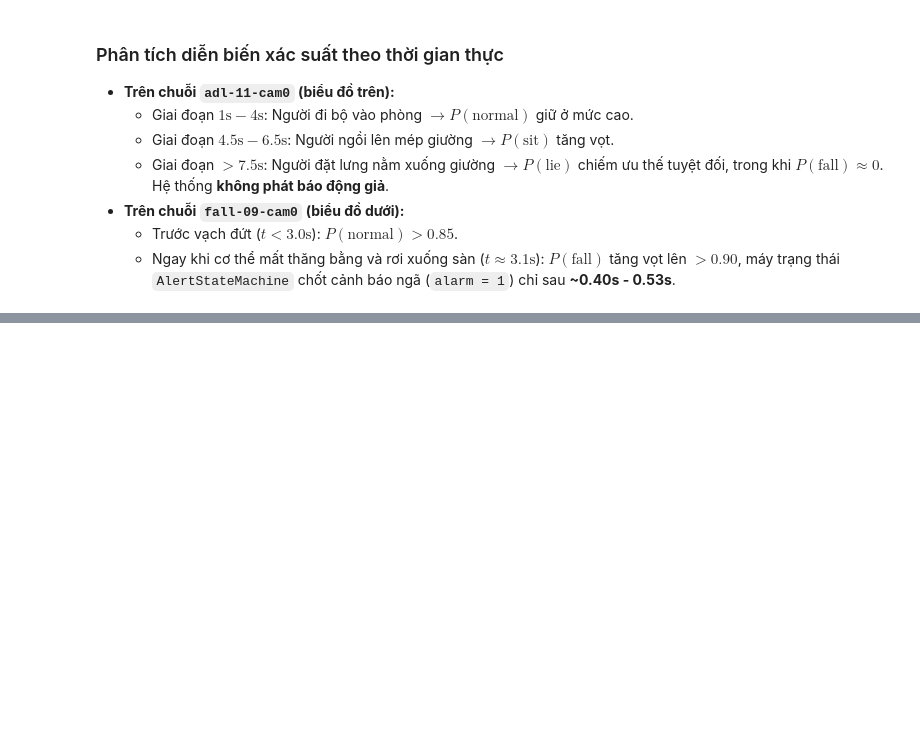
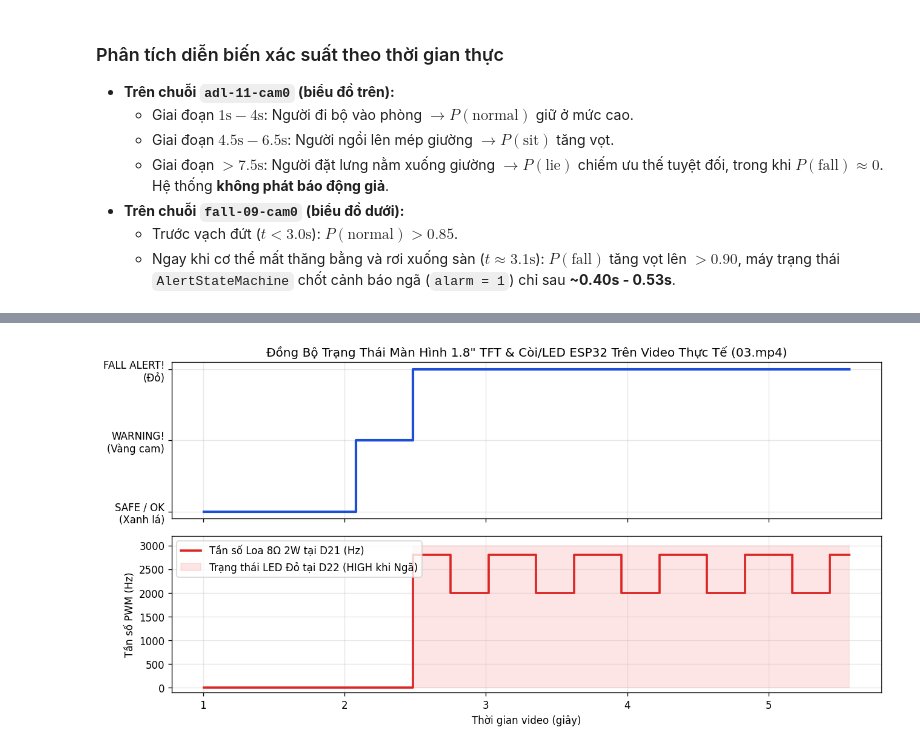
Before and after one commit to lemihn/fall_detect, a Jupyter notebook: Bao_Cao_Qua_Trinh_Fall_Detection.ipynb, the cells around one changed output, grey strips where cells are left out. Cells and saved outputs as stored; diff of their text form; code cells hidden in the pictures; blank space fills up the shorter version.

```diff
--- a/Bao_Cao_Qua_Trinh_Fall_Detection.ipynb
+++ b/Bao_Cao_Qua_Trinh_Fall_Detection.ipynb
@@ -293,0 +390,74 @@ plt.show()
+# %%
+# Chạy kiểm thử thực tế trên video 03.mp4 và vẽ biểu đồ đồng bộ AI (Raspberry Pi) <-> Phần cứng (ESP32)
+import cv2
+from fall_common import YOLO_IMGSZ, pick_from_result
+from ultralytics import YOLO
+
+video_path = ROOT / 'fall_pose_v2' / '03.mp4'
+pose_weights = ROOT / 'yolov8n-pose.pt'
+pose_model = YOLO(str(pose_weights))
+
+cap = cv2.VideoCapture(str(video_path))
+vid_fps = cap.get(cv2.CAP_PROP_FPS) or 30.0
+sm_hw = AlertStateMachine(fall_thr=0.60, fall_confirm=3)
+buf = []
+last_tick = -1e9
+
+timeline_t, timeline_state, timeline_led, timeline_freq = [], [], [], []
+frame_i = 0
+while cap.isOpened():
+    ok, frame = cap.read()
+    if not ok:
+        break
+    t = frame_i / vid_fps
+    frame_i += 1
+    H, W = frame.shape[:2]
+    res = pose_model.predict(frame, imgsz=YOLO_IMGSZ, conf=0.25, verbose=False)[0]
+    got = pick_from_result(res, W, H)
+    if got is None:
+        buf.append((t, False, np.zeros((17, 2), np.float32), np.zeros(17, np.float32), np.zeros(4, np.float32)))
+    else:
+        buf.append((t, True, got[0], got[1], got[2]))
+    while buf and t - buf[0][0] > 3.0:
+        buf.pop(0)
+    if (t - buf[0][0]) >= 1.0 and (t - last_tick) >= (1.0 / 15.0 - 1e-6):
+        last_tick = t
+        times_b = np.array([b[0] for b in buf])
+        tt = t - (29 - np.arange(30)) / 15.0
+        idx = np.clip(np.searchsorted(times_b, tt, side='right') - 1, 0, len(times_b) - 1)
+        stale = (tt - times_b[idx]) > 0.35
+        kp = np.stack([buf[i][2] for i in idx])
+        kc = np.stack([buf[i][3] for i in idx])
+        bx = np.stack([buf[i][4] for i in idx])
+        pr = np.array([buf[i][1] for i in idx]) & ~stale
+        x = torch.from_numpy(window_features(kp, kc, bx, pr)[None]).to(device)
+        with torch.no_grad():
+            p = torch.softmax(model(x), 1)[0].cpu().numpy()
+        out = sm_hw.update(t, p, got is not None)
+        st = out['state']
+        is_fall = (st == 'fall')
+        timeline_t.append(t)
+        timeline_state.append({'normal': 0, 'sit': 1, 'lie': 1, 'fall': 2}[st])
+        timeline_led.append(1 if is_fall else 0)
+        # Còi hú đảo tần số 2000Hz <-> 2800Hz mỗi 0.3s khi is_fall == True
+        siren_f = (2800 if int(t / 0.3) % 2 == 0 else 2000) if is_fall else 0
+        timeline_freq.append(siren_f)
+cap.release()
+
+fig, axes = plt.subplots(2, 1, figsize=(11, 5.5), sharex=True)
+axes[0].step(timeline_t, timeline_state, where='post', color='#1d4ed8', lw=2.5)
+axes[0].set_yticks([0, 1, 2])
+axes[0].set_yticklabels(['SAFE / OK\n(Xanh lá)', 'WARNING!\n(Vàng cam)', 'FALL ALERT!\n(Đỏ)'])
+axes[0].set_title(f'Đồng Bộ Trạng Thái Màn Hình 1.8" TFT & Còi/LED ESP32 Trên Video Thực Tế ({video_path.name})')
+
+ax2 = axes[1]
+ax2.step(timeline_t, timeline_freq, where='post', color='#dc2626', lw=2.2, label='Tần số Loa 8Ω 2W tại D21 (Hz)')
+ax2.fill_between(timeline_t, 0, np.array(timeline_led) * 3000, step='post', color='#fca5a5', alpha=0.28, label='Trạng thái LED Đỏ tại D22 (HIGH khi Ngã)')
+ax2.set_ylabel('Tần số PWM (Hz)')
+ax2.set_xlabel('Thời gian video (giây)')
+ax2.set_ylim(-100, 3200)
+ax2.legend(loc='upper left')
+plt.tight_layout()
+plt.show()
+# %% [output]
+[figure, added]
```
Also changed, not shown: parts of 10 cells of this notebook.
